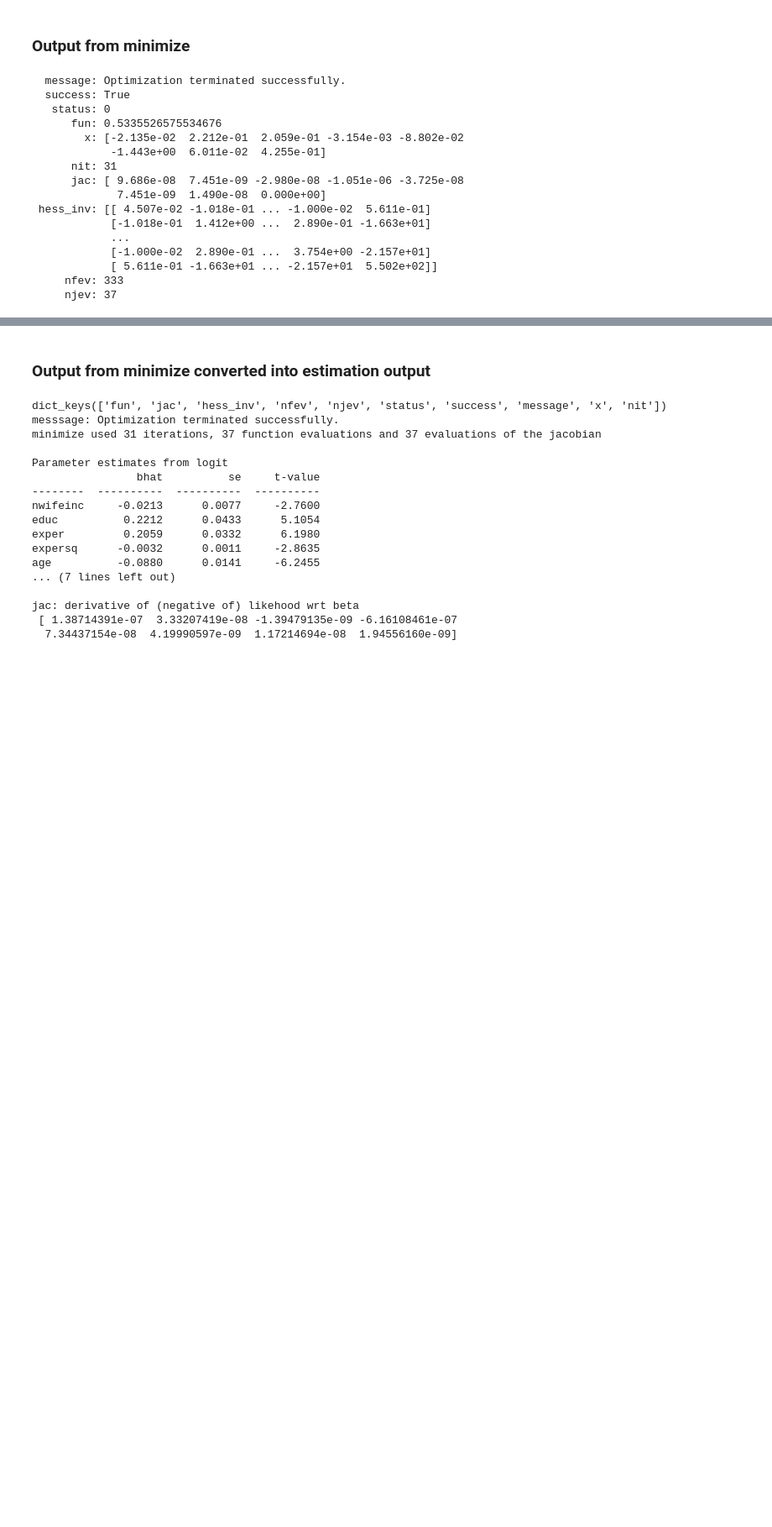
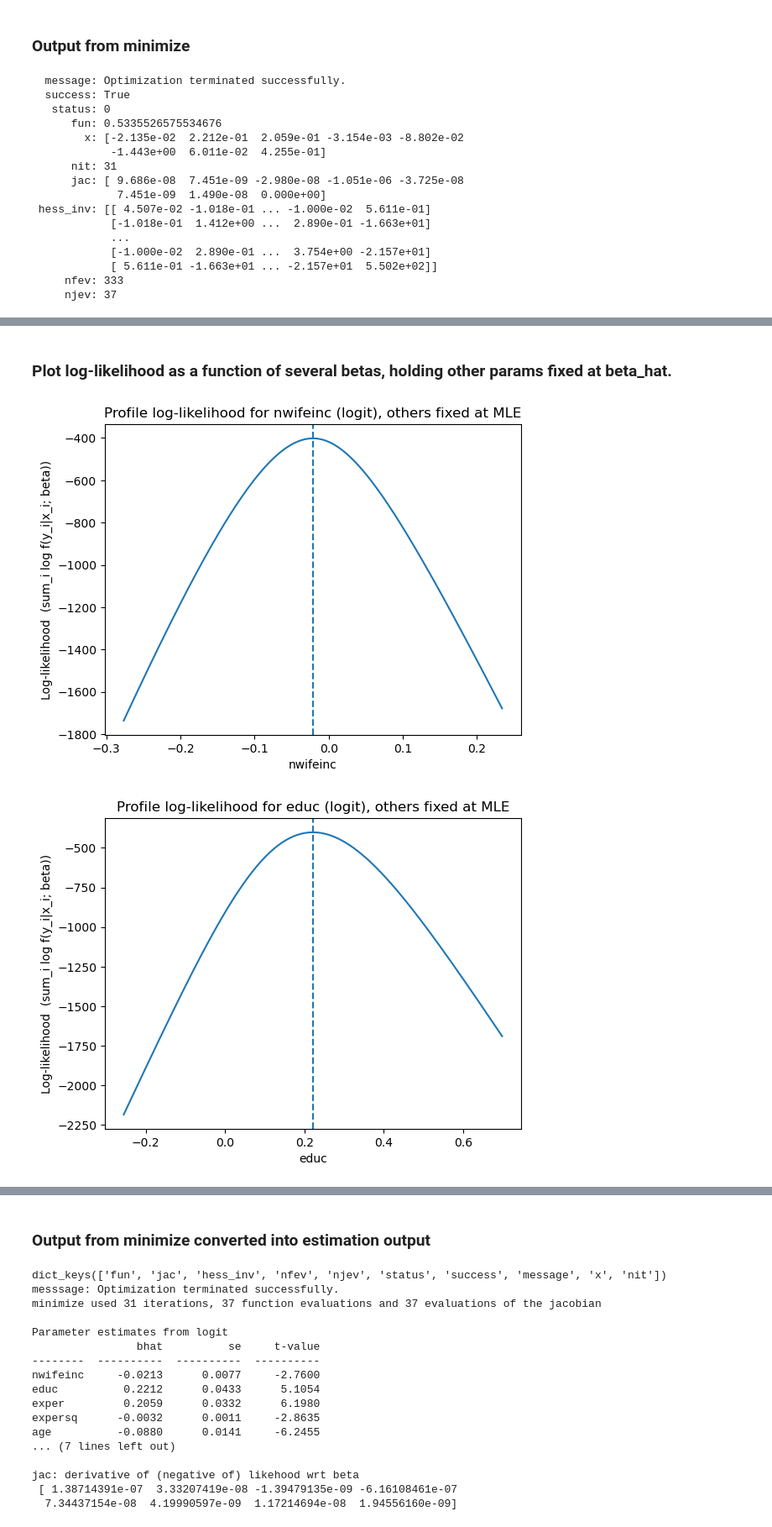
Before and after one commit to bschjerning/EconometricsB, a Jupyter notebook: lectures/10_binary_response/binary_choice.ipynb, the cells around one changed output, grey strips where cells are left out. Shown at 84% size. Saved outputs shown, nothing was run; the diff lists cells and outputs as text; code cells hidden in the pictures; blank space fills up the shorter version.

```diff
--- a/lectures/10_binary_response/binary_choice.ipynb
+++ b/lectures/10_binary_response/binary_choice.ipynb
@@ -619,0 +697,10 @@ display(out)
+# %% [markdown]
+### Plot log-likelihood as a function of several betas, holding other params fixed at beta_hat.
+# %%
+model = 'logit'
+out = estim_mle(y, x, model, use_grad=0)
+for j in range(len(out.x)):  # Plot for one coefficient (choose j)
+    plot_profile(y, x, out, j=j, model=model, param_names=list(x.columns) if hasattr(x, "columns") else None)
+# %% [output]
+[figure, added]
+[figure, added]
```
Also changed, not shown: parts of 7 cells of this notebook, 3 other files.
